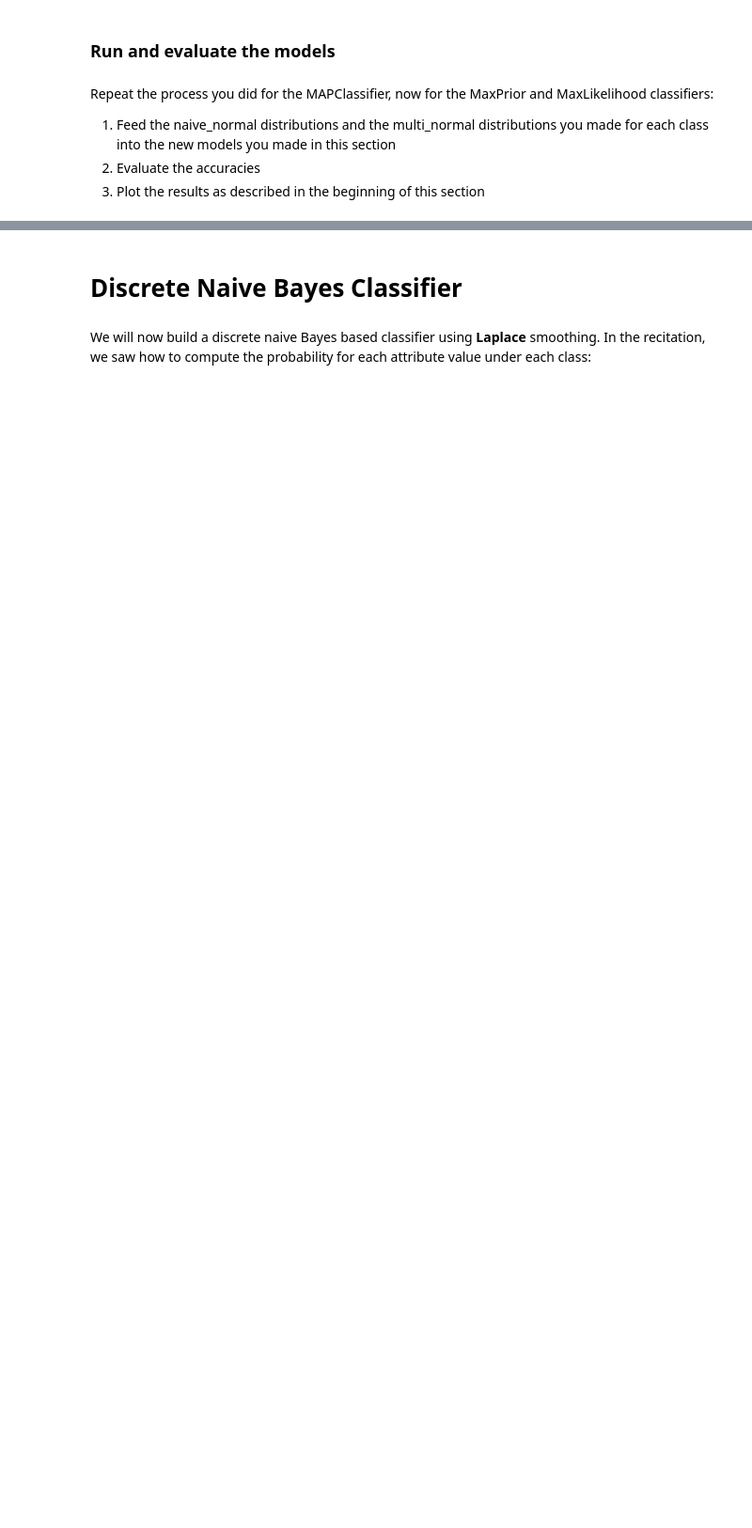
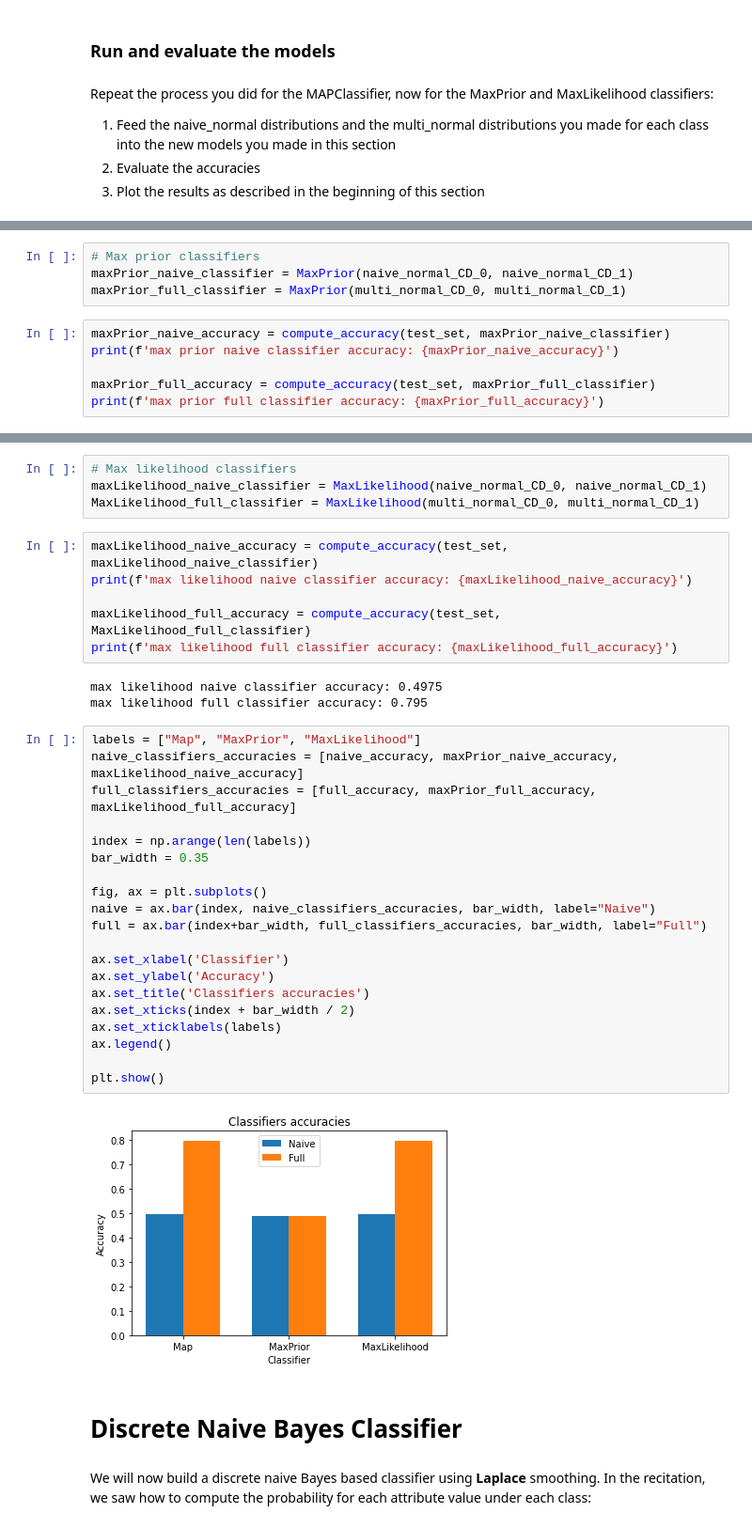
Before and after one commit to BDR2939/ML-from-Data, a Jupyter notebook: HW3/319238119_ 207576463.ipynb, the cells around one changed output, grey strips where cells are left out. Shown: that part at 94% size. Drawn from its saved outputs; the diff is of its cells as text; blank space fills up the shorter version.

Commit message:
comparing Map, prior, and likelihood results done

```diff
--- a/HW3/319238119_ 207576463.ipynb
+++ b/HW3/319238119_ 207576463.ipynb
@@ -566,0 +560,10 @@ Repeat the process you did for the MAPClassifier, now for the MaxPrior and MaxLi
+# %%
+# Max prior classifiers
+maxPrior_naive_classifier = MaxPrior(naive_normal_CD_0, naive_normal_CD_1)
+maxPrior_full_classifier = MaxPrior(multi_normal_CD_0, multi_normal_CD_1)
+# %%
+maxPrior_naive_accuracy = compute_accuracy(test_set, maxPrior_naive_classifier)
+print(f'max prior naive classifier accuracy: {maxPrior_naive_accuracy}')
+
+maxPrior_full_accuracy = compute_accuracy(test_set, maxPrior_full_classifier)
+print(f'max prior full classifier accuracy: {maxPrior_full_accuracy}')
@@ -567,3 +573,38 @@ Repeat the process you did for the MAPClassifier, now for the MaxPrior and MaxLi
+# %%
+# Max likelihood classifiers
+maxLikelihood_naive_classifier = MaxLikelihood(naive_normal_CD_0, naive_normal_CD_1)
+MaxLikelihood_full_classifier = MaxLikelihood(multi_normal_CD_0, multi_normal_CD_1)
+# %%
+maxLikelihood_naive_accuracy = compute_accuracy(test_set, maxLikelihood_naive_classifier)
+print(f'max likelihood naive classifier accuracy: {maxLikelihood_naive_accuracy}')
+
+maxLikelihood_full_accuracy = compute_accuracy(test_set, MaxLikelihood_full_classifier)
+print(f'max likelihood full classifier accuracy: {maxLikelihood_full_accuracy}')
+# %% [output]
+max likelihood naive classifier accuracy: 0.4975
+max likelihood full classifier accuracy: 0.795
+# %%
+labels = ["Map", "MaxPrior", "MaxLikelihood"]
+naive_classifiers_accuracies = [naive_accuracy, maxPrior_naive_accuracy, maxLikelihood_naive_accuracy]
+full_classifiers_accuracies = [full_accuracy, maxPrior_full_accuracy, maxLikelihood_full_accuracy]
+
+index = np.arange(len(labels))
+bar_width = 0.35
+
+fig, ax = plt.subplots()
+naive = ax.bar(index, naive_classifiers_accuracies, bar_width, label="Naive")
+full = ax.bar(index+bar_width, full_classifiers_accuracies, bar_width, label="Full")
+
+ax.set_xlabel('Classifier')
+ax.set_ylabel('Accuracy')
+ax.set_title('Classifiers accuracies')
+ax.set_xticks(index + bar_width / 2)
+ax.set_xticklabels(labels)
+ax.legend()
+
+plt.show()
+# %% [output]
+[figure, added]
 # %% [markdown]
 # Discrete Naive Bayes Classifier
 # %% [markdown]
```
Also changed, not shown: parts of 5 cells of this notebook.
